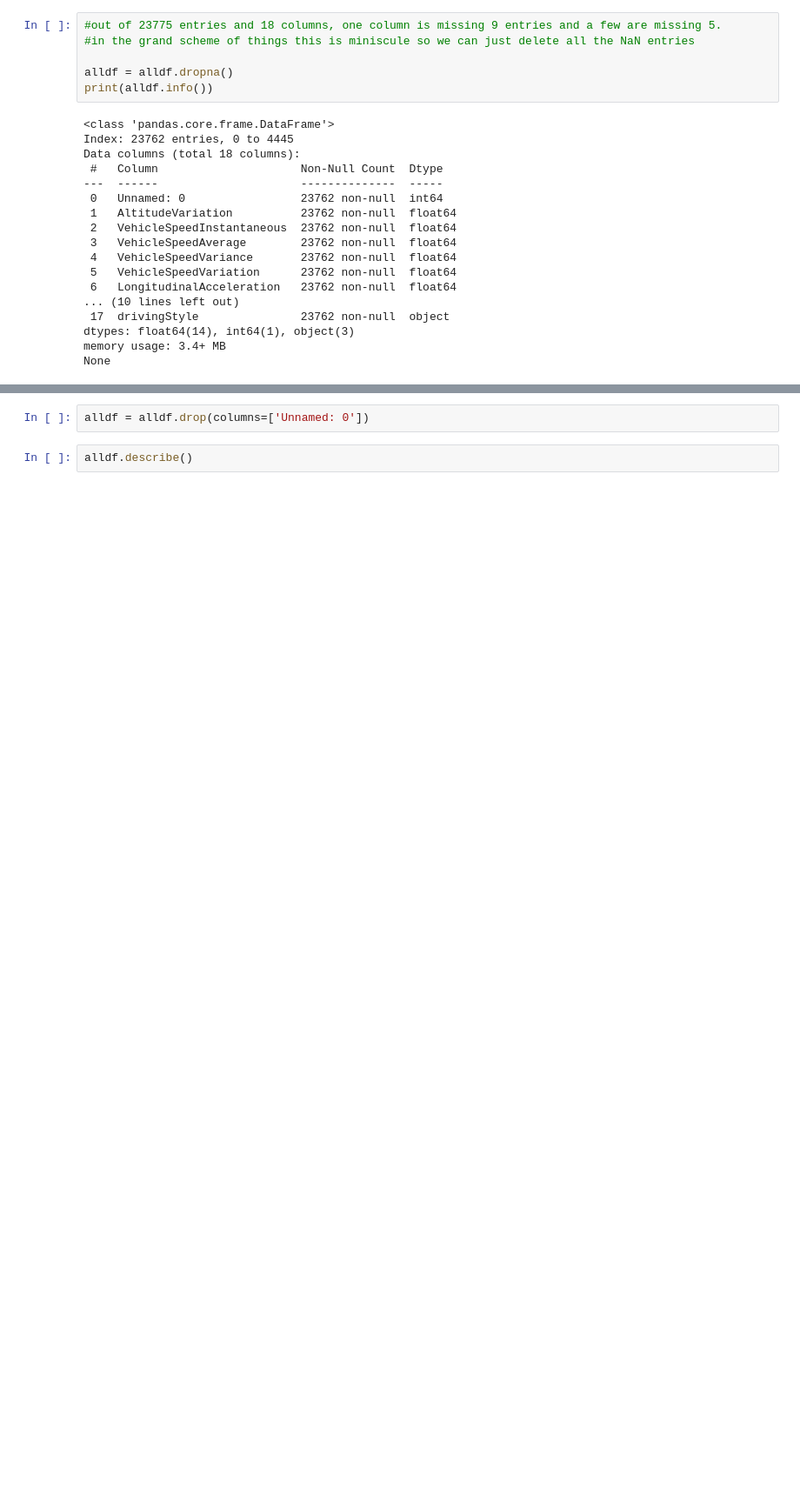
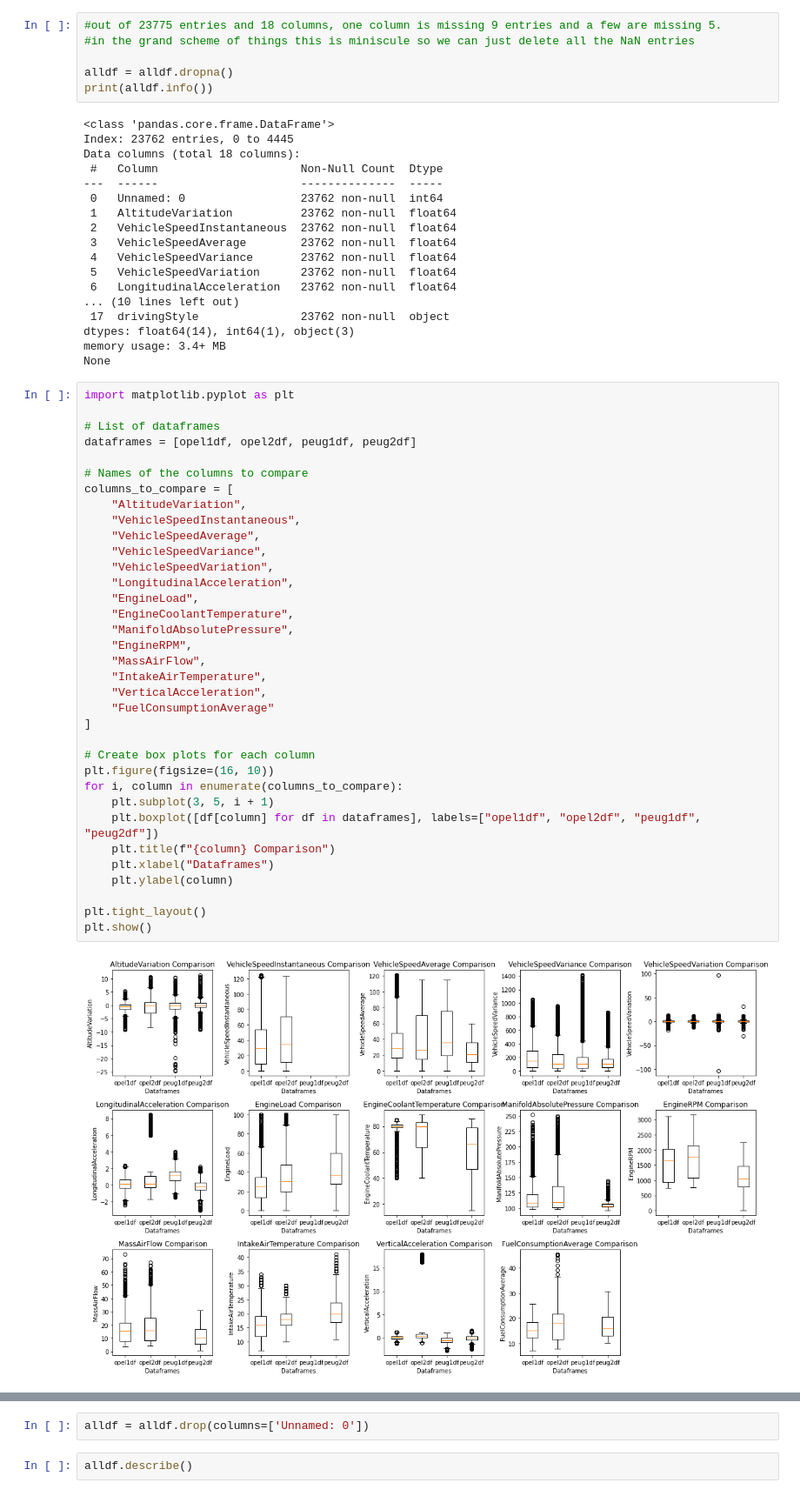
Before and after one commit to benfitzgerald23/ML-Classification-Assignment, a Jupyter notebook: Machine Learning Group Project.ipynb, the cells around one changed output, grey strips where cells are left out. Shown at 87% size. Saved outputs shown, nothing was run; the diff lists cells and outputs as text; blank space fills up the shorter version.

```diff
--- a/Machine Learning Group Project.ipynb
+++ b/Machine Learning Group Project.ipynb
@@ -52,3 +52,40 @@ Data columns (total 18 columns):
 dtypes: float64(14), int64(1), object(3)
 memory usage: 3.4+ MB
 None
+# %%
+import matplotlib.pyplot as plt
+
+# List of dataframes
+dataframes = [opel1df, opel2df, peug1df, peug2df]
+
+# Names of the columns to compare
+columns_to_compare = [
+    "AltitudeVariation",
+    "VehicleSpeedInstantaneous",
+    "VehicleSpeedAverage",
+    "VehicleSpeedVariance",
+    "VehicleSpeedVariation",
+    "LongitudinalAcceleration",
+    "EngineLoad",
+    "EngineCoolantTemperature",
+    "ManifoldAbsolutePressure",
+    "EngineRPM",
+    "MassAirFlow",
+    "IntakeAirTemperature",
+    "VerticalAcceleration",
+    "FuelConsumptionAverage"
+]
+
+# Create box plots for each column
+plt.figure(figsize=(16, 10))
+for i, column in enumerate(columns_to_compare):
+    plt.subplot(3, 5, i + 1)
+    plt.boxplot([df[column] for df in dataframes], labels=["opel1df", "opel2df", "peug1df", "peug2df"])
+    plt.title(f"{column} Comparison")
+    plt.xlabel("Dataframes")
+    plt.ylabel(column)
+
+plt.tight_layout()
+plt.show()
+# %% [output]
+[figure, added]
```
Also changed, not shown: parts of 11 cells of this notebook.
